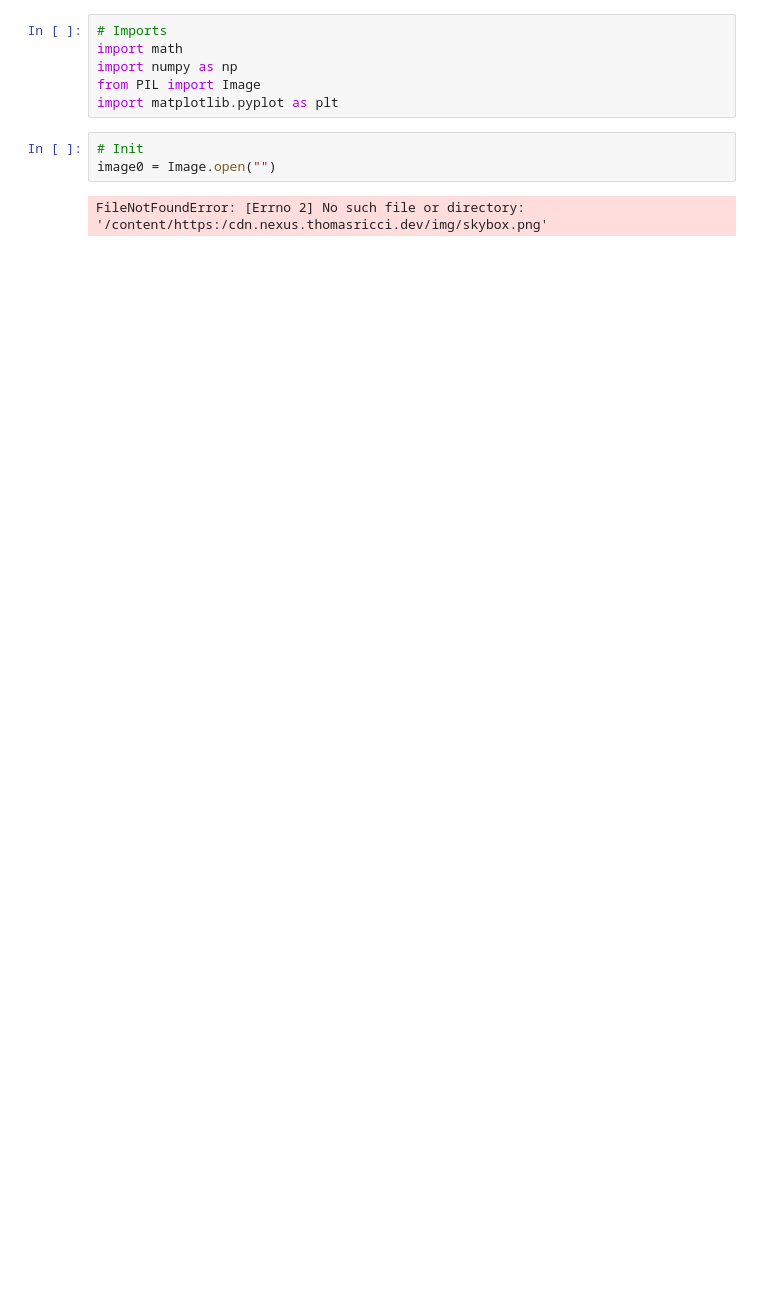
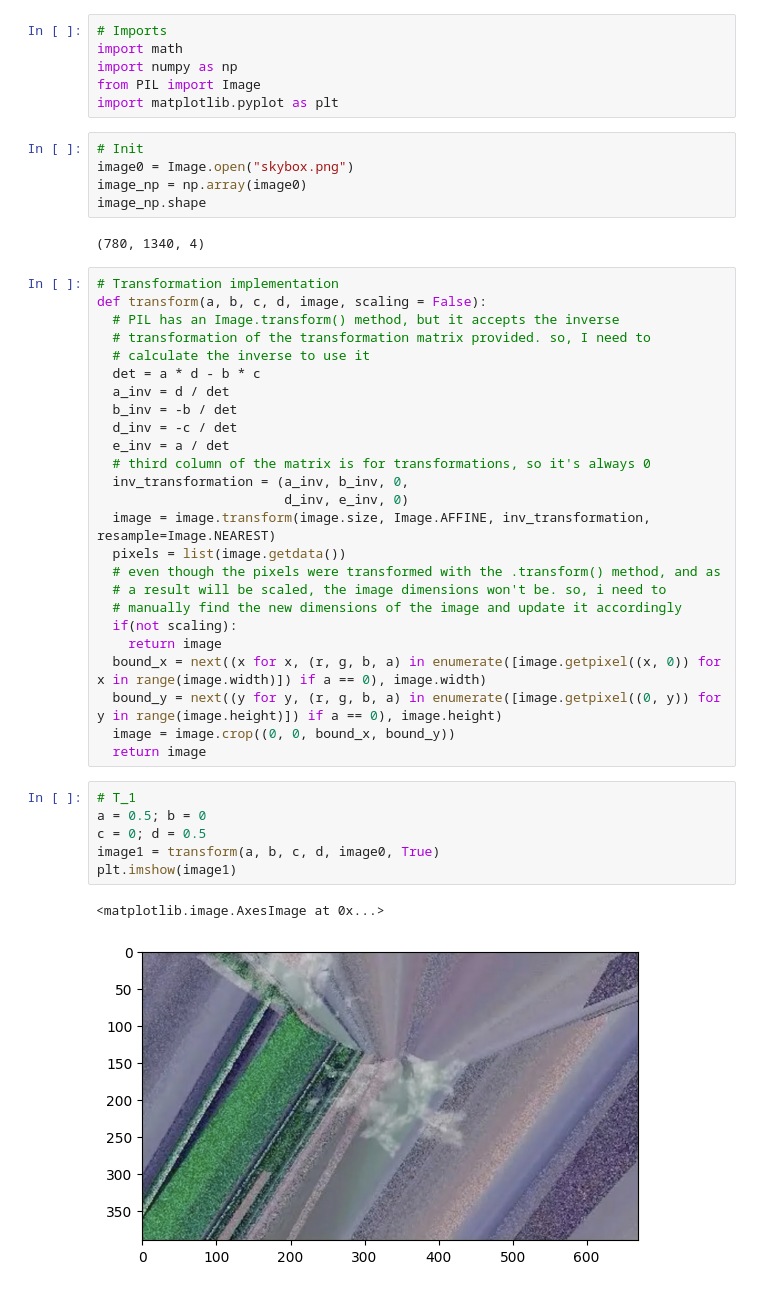
Before and after one commit to tom-ricci/2071, a Jupyter notebook: project.ipynb, the cells around one changed output. Cells and saved outputs as stored; diff of their text form; blank space fills up the shorter version.

```diff
--- a/project.ipynb
+++ b/project.ipynb
@@ -8,6 +8,42 @@ from PIL import Image
 import matplotlib.pyplot as plt
 # %%
 # Init
-image0 = Image.open("")
+image0 = Image.open("skybox.png")
+image_np = np.array(image0)
+image_np.shape
 # %% [output]
-FileNotFoundError: [Errno 2] No such file or directory: '/content/https:/cdn.nexus.thomasricci.dev/img/skybox.png'
+(780, 1340, 4)
+# %%
+# Transformation implementation
+def transform(a, b, c, d, image, scaling = False):
+  # PIL has an Image.transform() method, but it accepts the inverse
+  # transformation of the transformation matrix provided. so, I need to
+  # calculate the inverse to use it
+  det = a * d - b * c
+  a_inv = d / det
+  b_inv = -b / det
+  d_inv = -c / det
+  e_inv = a / det
+  # third column of the matrix is for transformations, so it's always 0
+  inv_transformation = (a_inv, b_inv, 0,
+                        d_inv, e_inv, 0)
+  image = image.transform(image.size, Image.AFFINE, inv_transformation, resample=Image.NEAREST)
+  pixels = list(image.getdata())
+  # even though the pixels were transformed with the .transform() method, and as
+  # a result will be scaled, the image dimensions won't be. so, i need to
+  # manually find the new dimensions of the image and update it accordingly
+  if(not scaling):
+    return image
+  bound_x = next((x for x, (r, g, b, a) in enumerate([image.getpixel((x, 0)) for x in range(image.width)]) if a == 0), image.width)
+  bound_y = next((y for y, (r, g, b, a) in enumerate([image.getpixel((0, y)) for y in range(image.height)]) if a == 0), image.height)
+  image = image.crop((0, 0, bound_x, bound_y))
+  return image
+# %%
+# T_1
+a = 0.5; b = 0
+c = 0; d = 0.5
+image1 = transform(a, b, c, d, image0, True)
+plt.imshow(image1)
+# %% [output]
+<matplotlib.image.AxesImage at 0x...>
+[figure, added]
```
Also changed, not shown: parts of 5 cells of this notebook.
